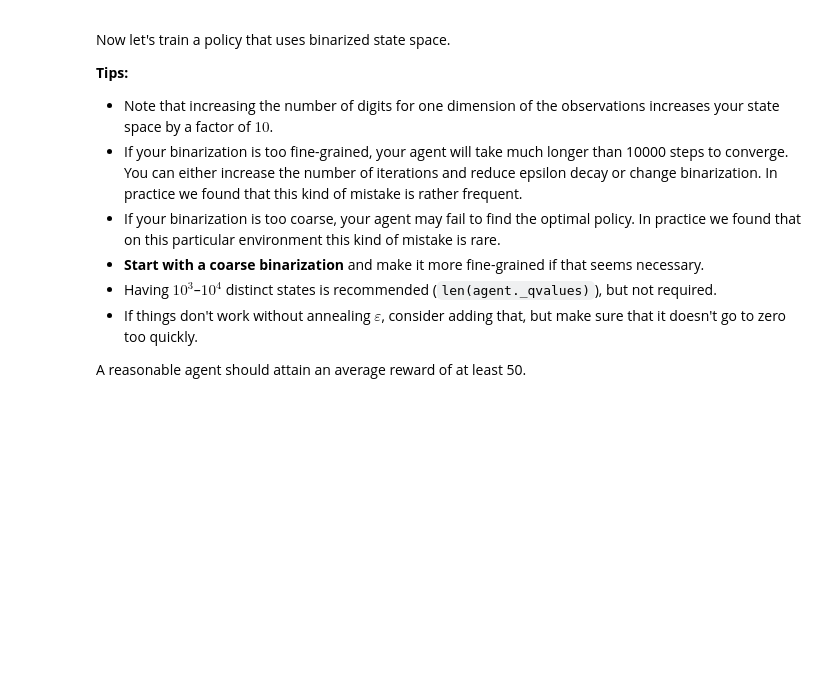
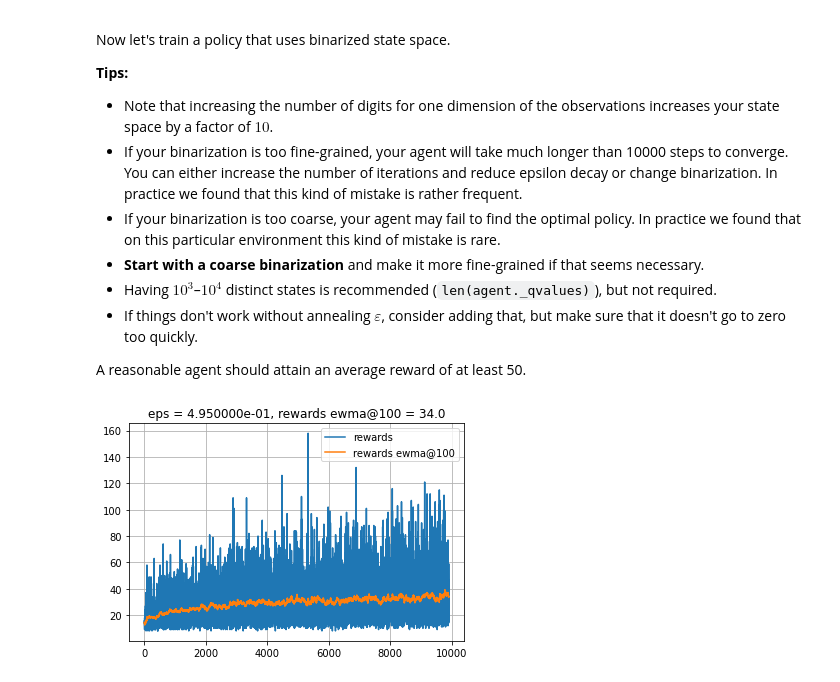
Before and after one commit to smarianimore/Practical_RL, a Jupyter notebook: week03_model_free/seminar_qlearning.ipynb, the cells around one changed output. Cells and saved outputs as stored; diff of their text form; code cells hidden in the pictures; blank space fills up the shorter version.

```diff
--- a/week03_model_free/seminar_qlearning.ipynb
+++ b/week03_model_free/seminar_qlearning.ipynb
@@ -257,7 +262,9 @@ class Binarizer(ObservationWrapper):
     def observation(self, state):
         # Hint: you can do that with round(x, n_digits).
         # You may pick a different n_digits for each dimension.
-        state = <YOUR CODE: round state to some amount digits>
+        # OWN IMPLEMENTATION
+        state = round(state[0], 1), round(state[1], 1), round(state[2], 2), round(state[3], 2)
+
 
         return tuple(state)
 # %%
@@ -296,28 +305,34 @@ def moving_average(x, span=100):
     return pd.DataFrame({'x': np.asarray(x)}).x.ewm(span=span).mean().values
 # %%
 agent = QLearningAgent(
-    alpha=0.5, epsilon=0.25, discount=0.99,
+    alpha=0.5, epsilon=0.50, discount=0.99,
     get_legal_actions=lambda s: range(n_actions))
 # %%
 rewards = []
 epsilons = []
 
 for i in range(10000):
     reward = play_and_train(env, agent)
     rewards.append(reward)
     epsilons.append(agent.epsilon)
 
-    # OPTIONAL: <YOUR CODE: adjust epsilon>
+    # OWN IMPLEMENTATION
+    agent.epsilon -= agent.epsilon / (10000-i)
 
     if i % 100 == 0:
+        # OWN IMPLEMENTATION
+        #agent.epsilon -= agent.epsilon / (10000-(i/100))
+        print(agent.epsilon)
         rewards_ewma = moving_average(rewards)
 
         clear_output(True)
         plt.plot(rewards, label='rewards')
         plt.plot(rewards_ewma, label='rewards ewma@100')
         plt.legend()
         plt.grid()
         plt.title('eps = {:e}, rewards ewma@100 = {:.1f}'.format(agent.epsilon, rewards_ewma[-1]))
         plt.show()
+# %% [output]
+[figure, added]
 # %%
 print('Your agent has learned {} Q-values.'.format(len(agent._qvalues)))
```
Also changed, not shown: parts of 7 cells of this notebook.
